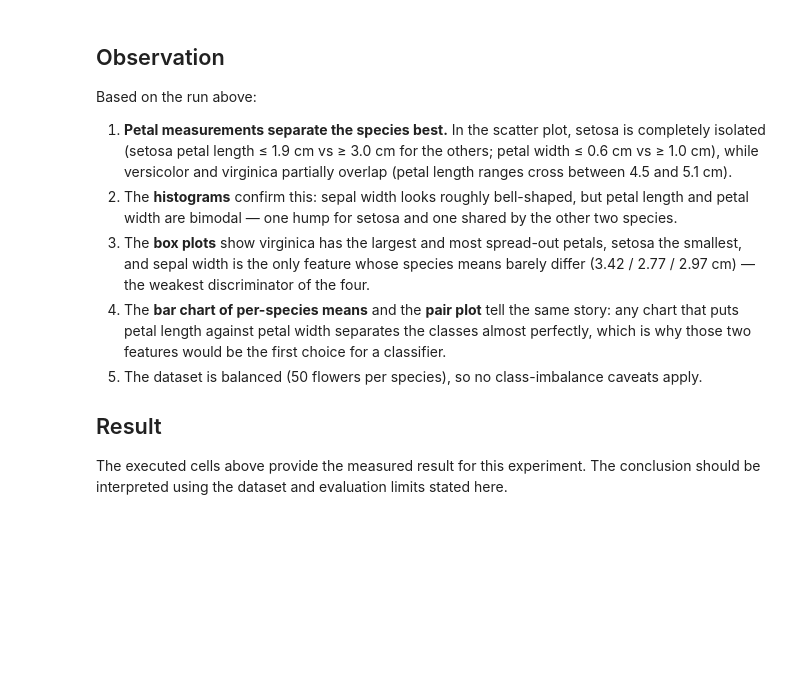
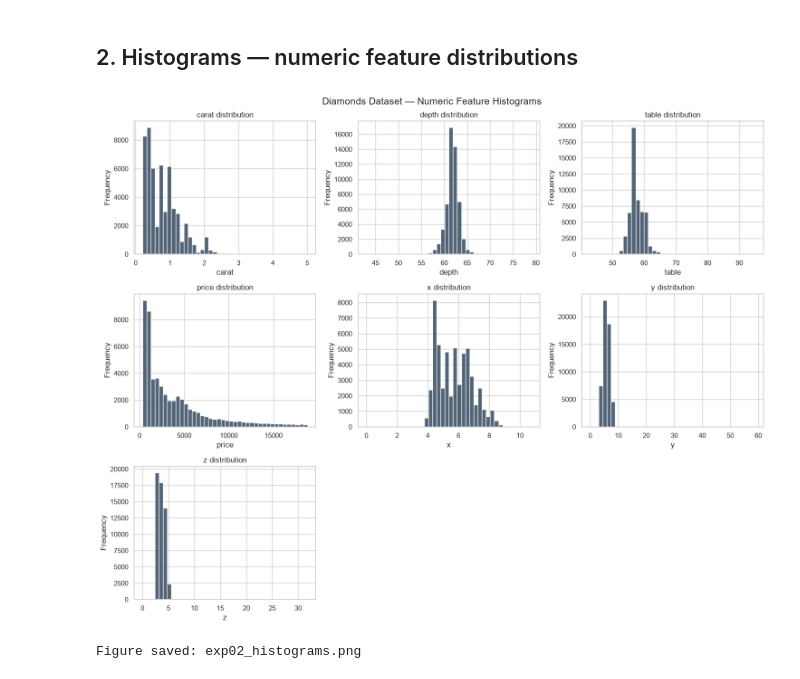
Before and after one commit to omkarbg100/dsa-practical, a Jupyter notebook: notebooks/exp02_data_visualization.ipynb, the cells around one changed output. Drawn from its saved outputs; the diff is of its cells as text; code cells hidden in the pictures; blank space fills up the shorter version.

```diff
--- a/notebooks/exp02_data_visualization.ipynb
+++ b/notebooks/exp02_data_visualization.ipynb
@@ -147,14 +69,24 @@ plt.show()
-# %% [markdown]
-## Observation
-
-Based on the run above:
-
-1. **Petal measurements separate the species best.** In the scatter plot, setosa is completely isolated (setosa petal length ≤ 1.9 cm vs ≥ 3.0 cm for the others; petal width ≤ 0.6 cm vs ≥ 1.0 cm), while versicolor and virginica partially overlap (petal length ranges cross between 4.5 and 5.1 cm).
-2. The **histograms** confirm this: sepal width looks roughly bell-shaped, but petal length and petal width are bimodal — one hump for setosa and one shared by the other two species.
-3. The **box plots** show virginica has the largest and most spread-out petals, setosa the smallest, and sepal width is the only feature whose species means barely differ (3.42 / 2.77 / 2.97 cm) — the weakest discriminator of the four.
-4. The **bar chart of per-species means** and the **pair plot** tell the same story: any chart that puts petal length against petal width separates the classes almost perfectly, which is why those two features would be the first choice for a classifier.
-5. The dataset is balanced (50 flowers per species), so no class-imbalance caveats apply.
-
-## Result
-
-The executed cells above provide the measured result for this experiment. The conclusion should be interpreted using the dataset and evaluation limits stated here.
+# %% [markdown]
+## 2. Histograms — numeric feature distributions
+# %%
+numeric_cols = ['carat', 'depth', 'table', 'price', 'x', 'y', 'z']
+fig, axes = plt.subplots(3, 3, figsize=(15, 12))
+axes = axes.ravel()
+
+for i, col in enumerate(numeric_cols):
+    axes[i].hist(df[col], bins=40, edgecolor='white', color='#34495e', alpha=0.85)
+    axes[i].set_title(f'{col} distribution', fontsize=12)
+    axes[i].set_xlabel(col)
+    axes[i].set_ylabel('Frequency')
+
+for j in range(len(numeric_cols), len(axes)):
+    axes[j].set_visible(False)
+
+fig.suptitle('Diamonds Dataset — Numeric Feature Histograms', fontsize=15)
+fig.tight_layout()
+fig.savefig(FIG_DIR / 'exp02_histograms.png', dpi=150)
+plt.show()
+print('Figure saved: exp02_histograms.png')
+# %% [output]
+[figure, added]
+Figure saved: exp02_histograms.png
```
Also changed, not shown: parts of 24 cells of this notebook, 5 other files.
